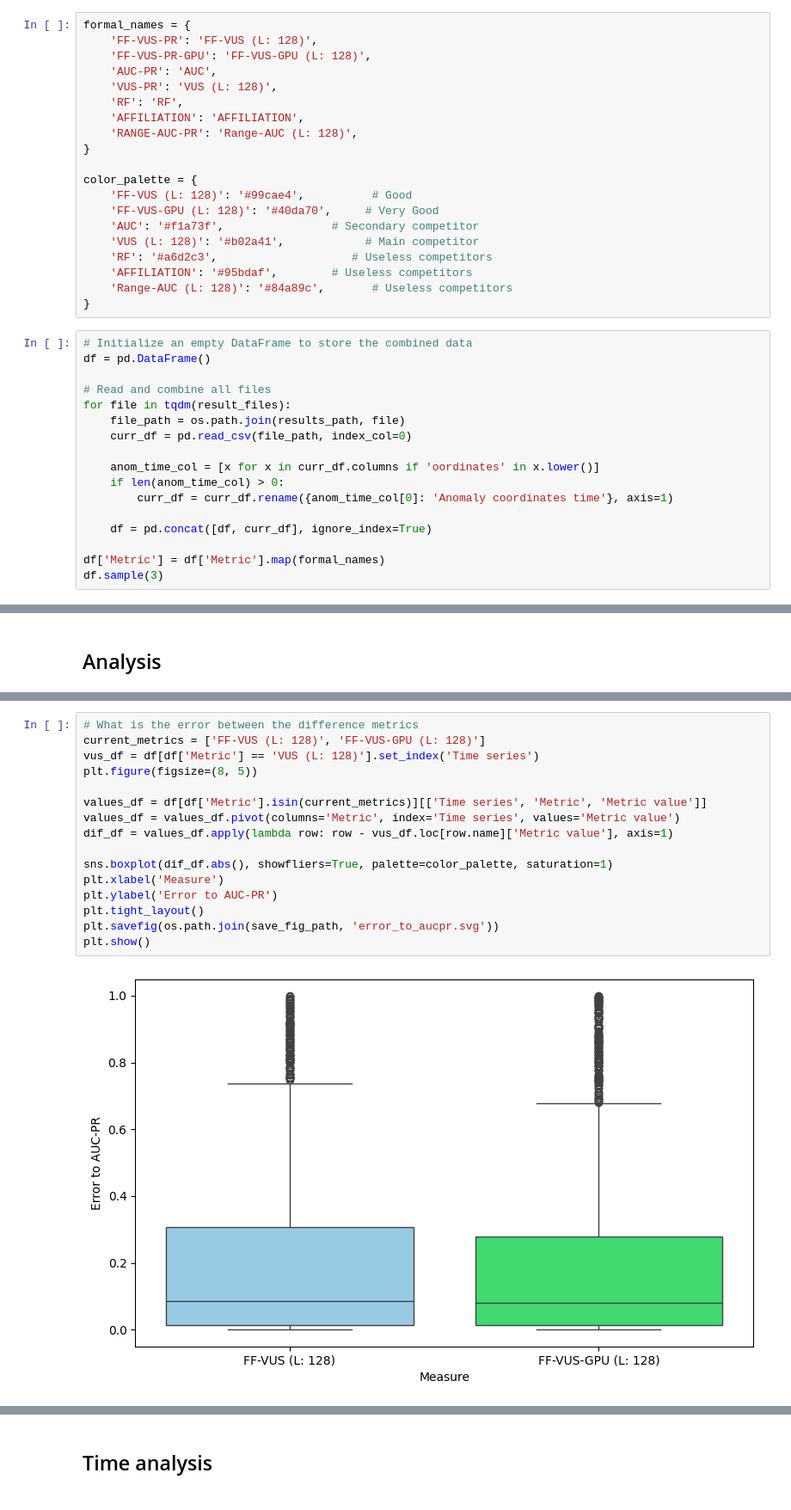
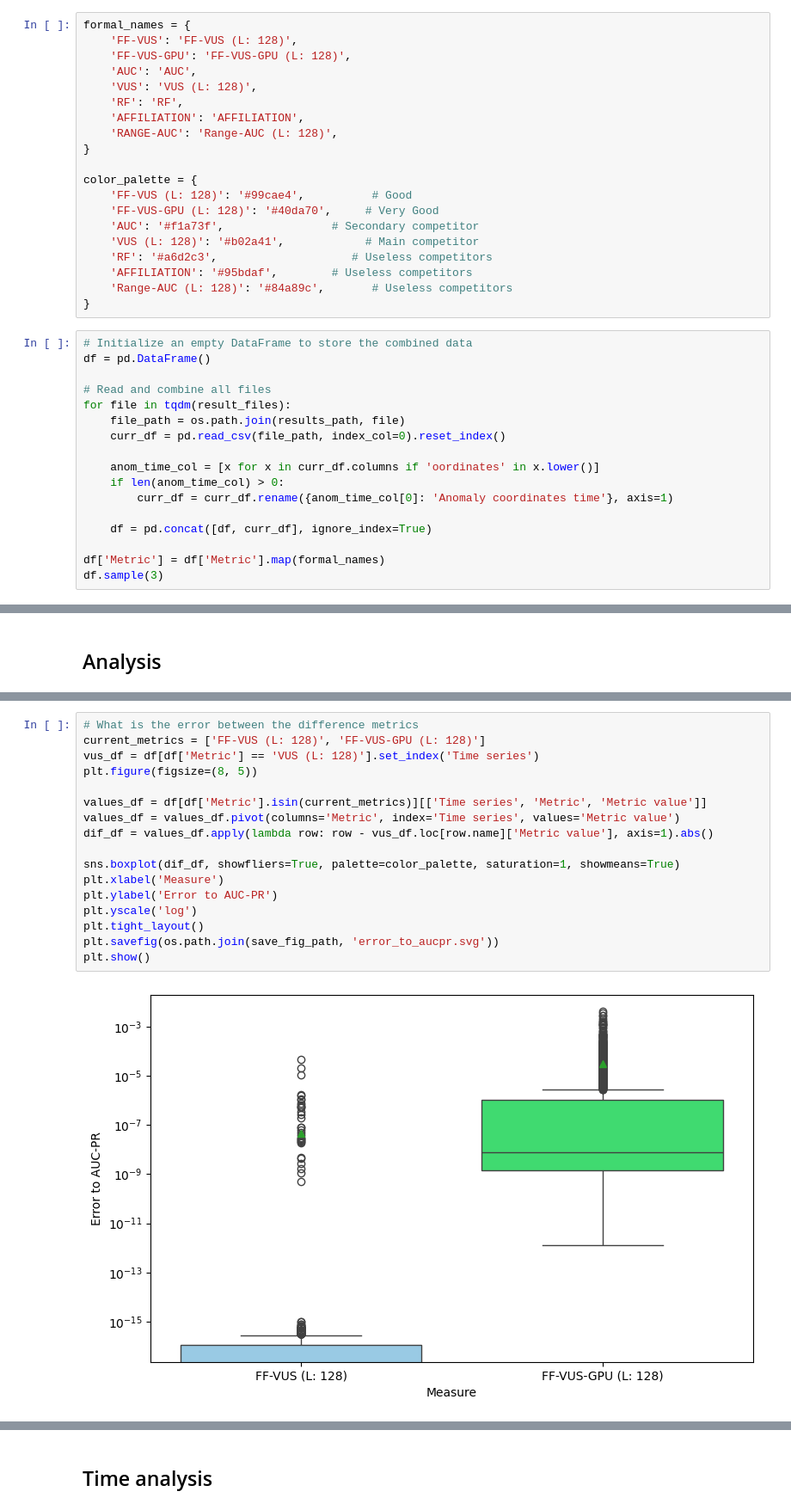
Before and after one commit to sylligardos/ff-vus, a Jupyter notebook: src/notebooks/allmetrics_defparams_tsb.ipynb, the cells around one changed output, grey strips where cells are left out. Shown at 86% size. Cells and saved outputs as stored; diff of their text form.

```diff
--- a/src/notebooks/allmetrics_defparams_tsb.ipynb
+++ b/src/notebooks/allmetrics_defparams_tsb.ipynb
@@ -29,13 +29,13 @@ print(f'Number of result files: {len(result_files)}')
 Number of result files: 7
 # %%
 formal_names = {
-    'FF-VUS-PR': 'FF-VUS (L: 128)',
-    'FF-VUS-PR-GPU': 'FF-VUS-GPU (L: 128)',
-    'AUC-PR': 'AUC',
-    'VUS-PR': 'VUS (L: 128)',
+    'FF-VUS': 'FF-VUS (L: 128)',
+    'FF-VUS-GPU': 'FF-VUS-GPU (L: 128)',
+    'AUC': 'AUC',
+    'VUS': 'VUS (L: 128)',
     'RF': 'RF',
     'AFFILIATION': 'AFFILIATION',
-    'RANGE-AUC-PR': 'Range-AUC (L: 128)',
+    'RANGE-AUC': 'Range-AUC (L: 128)',
 }
 
 color_palette = {
@@ -54,7 +54,7 @@ df = pd.DataFrame()
 # Read and combine all files
 for file in tqdm(result_files):
     file_path = os.path.join(results_path, file)
-    curr_df = pd.read_csv(file_path, index_col=0)
+    curr_df = pd.read_csv(file_path, index_col=0).reset_index()
 
     anom_time_col = [x for x in curr_df.columns if 'oordinates' in x.lower()]
     if len(anom_time_col) > 0:
@@ -100,18 +100,19 @@ plt.show()
 # %%
 # What is the error between the difference metrics
 current_metrics = ['FF-VUS (L: 128)', 'FF-VUS-GPU (L: 128)']
 vus_df = df[df['Metric'] == 'VUS (L: 128)'].set_index('Time series')
 plt.figure(figsize=(8, 5))
 
 values_df = df[df['Metric'].isin(current_metrics)][['Time series', 'Metric', 'Metric value']]
 values_df = values_df.pivot(columns='Metric', index='Time series', values='Metric value')
-dif_df = values_df.apply(lambda row: row - vus_df.loc[row.name]['Metric value'], axis=1)
+dif_df = values_df.apply(lambda row: row - vus_df.loc[row.name]['Metric value'], axis=1).abs()
 
-sns.boxplot(dif_df.abs(), showfliers=True, palette=color_palette, saturation=1)
+sns.boxplot(dif_df, showfliers=True, palette=color_palette, saturation=1, showmeans=True)
 plt.xlabel('Measure')
 plt.ylabel('Error to AUC-PR')
+plt.yscale('log')
 plt.tight_layout()
 plt.savefig(os.path.join(save_fig_path, 'error_to_aucpr.svg'))
 plt.show()
 # %% [output]
-[figure, old version]
+[figure, new version]
```
Also changed, not shown: parts of 10 cells of this notebook, 1 other file.
